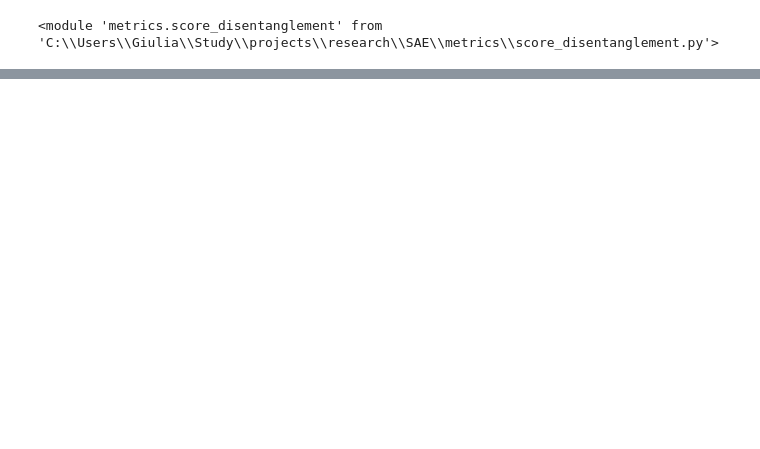
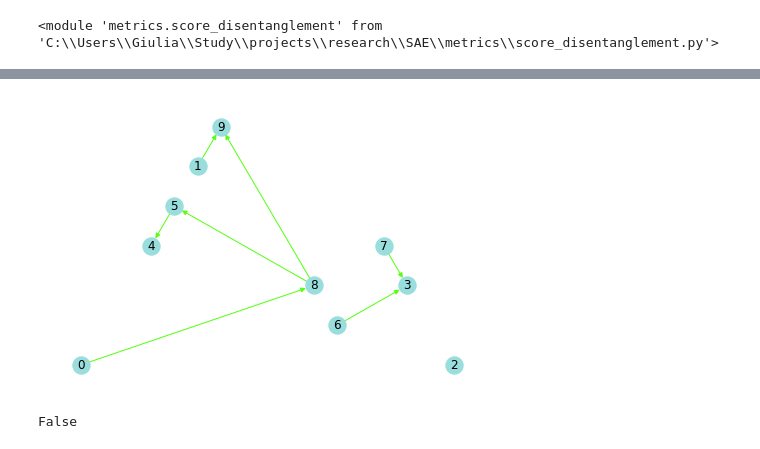
Before and after one commit to GiuliaLanzillotta/CausalAE, a Jupyter notebook: visualisations/test_features.ipynb, the cells around one changed output, grey strips where cells are left out. Saved outputs shown, nothing was run; the diff lists cells and outputs as text; code cells hidden in the pictures; blank space fills up the shorter version.

Commit message:
plotsss

```diff
--- a/visualisations/test_features.ipynb
+++ b/visualisations/test_features.ipynb
@@ -64,0 +80,3 @@ Dataset loaded.
+# %%
+train = handler.dataloader.train.dataset.dataset
+print(train)
@@ -64,0 +114,11 @@ Dataset loaded.
+# %%
+nx.draw(train.metadata["graph"], with_labels=True,
+        node_size=300, node_color="#99dddd",
+        edge_color="#55ff11", pos=nx.planar_layout(train.metadata["graph"]))
+#this could be a good plot to show
+# %% [output]
+[figure, added]
+# %%
+train.noise
+# %% [output]
+False
```
Also changed, not shown: parts of 31 cells of this notebook, 3 other files.
